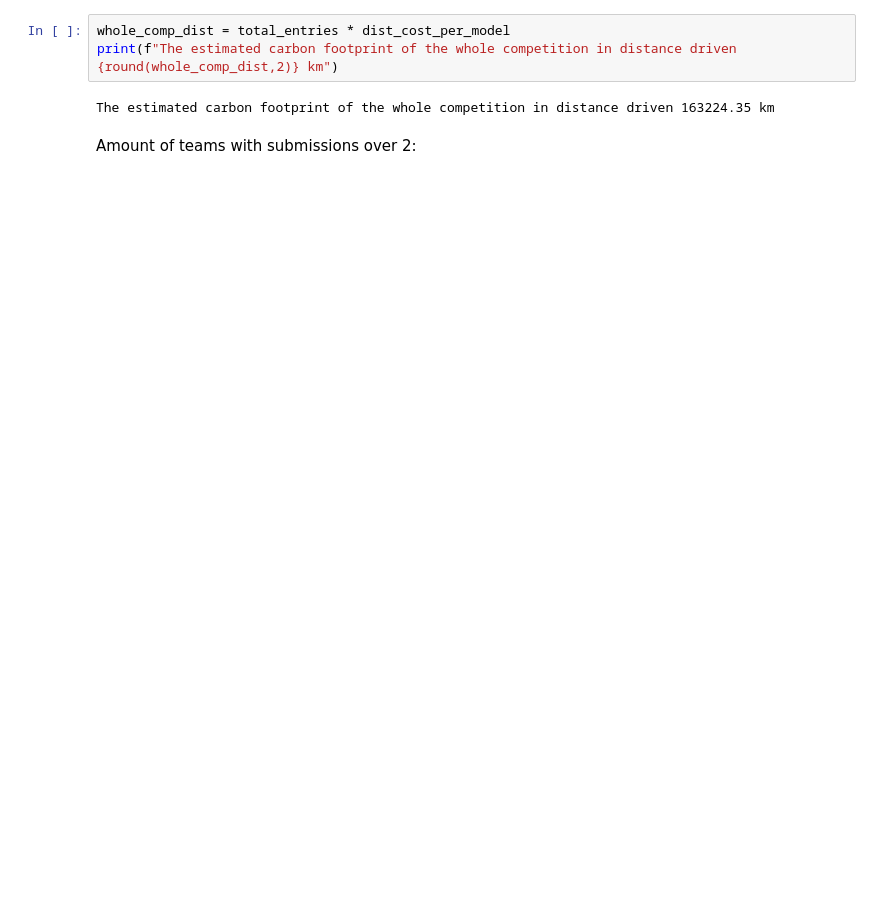
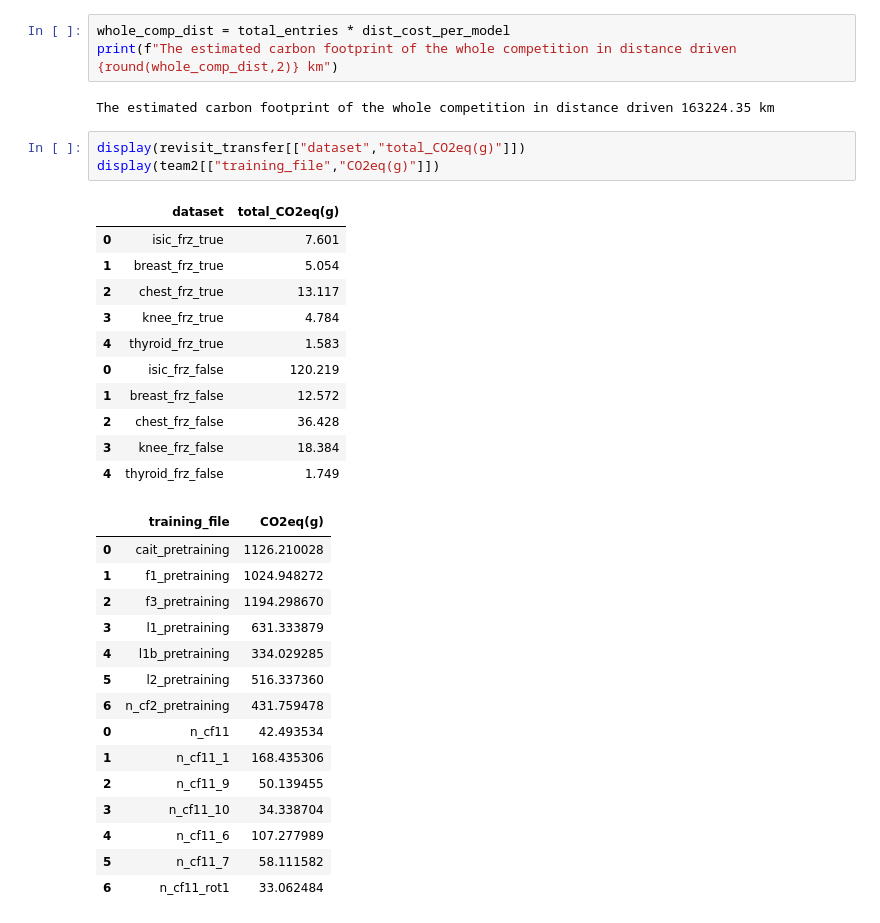
Before and after one commit to Xannadoo/carbon-cost-kaggle, a Jupyter notebook: carbonFootprintResults.ipynb, the cells around one changed output. Saved outputs shown, nothing was run; the diff lists cells and outputs as text; blank space fills up the shorter version.

```diff
--- a/carbonFootprintResults.ipynb
+++ b/carbonFootprintResults.ipynb
@@ -255,5 +271,33 @@ whole_comp_dist = total_entries * dist_cost_per_model
 print(f"The estimated carbon footprint of the whole competition in distance driven {round(whole_comp_dist,2)} km")
 # %% [output]
 The estimated carbon footprint of the whole competition in distance driven 163224.35 km
-# %% [markdown]
-Amount of teams with submissions over 2:
+# %%
+display(revisit_transfer[["dataset","total_CO2eq(g)"]])
+display(team2[["training_file","CO2eq(g)"]])
+# %% [output]
+|  | dataset | total_CO2eq(g) |
+| 0 | isic_frz_true | 7.601 |
+| 1 | breast_frz_true | 5.054 |
+| 2 | chest_frz_true | 13.117 |
+| 3 | knee_frz_true | 4.784 |
+| 4 | thyroid_frz_true | 1.583 |
+| 0 | isic_frz_false | 120.219 |
+| 1 | breast_frz_false | 12.572 |
+| 2 | chest_frz_false | 36.428 |
+| 3 | knee_frz_false | 18.384 |
+| 4 | thyroid_frz_false | 1.749 |
+|  | training_file | CO2eq(g) |
+| 0 | cait_pretraining | 1126.210028 |
+| 1 | f1_pretraining | 1024.948272 |
+| 2 | f3_pretraining | 1194.298670 |
+| 3 | l1_pretraining | 631.333879 |
+| 4 | l1b_pretraining | 334.029285 |
+| 5 | l2_pretraining | 516.337360 |
+| 6 | n_cf2_pretraining | 431.759478 |
+| 0 | n_cf11 | 42.493534 |
+| 1 | n_cf11_1 | 168.435306 |
+| 2 | n_cf11_9 | 50.139455 |
+| 3 | n_cf11_10 | 34.338704 |
+| 4 | n_cf11_6 | 107.277989 |
+| 5 | n_cf11_7 | 58.111582 |
+| 6 | n_cf11_rot1 | 33.062484 |
```
Also changed, not shown: parts of 13 cells of this notebook.
